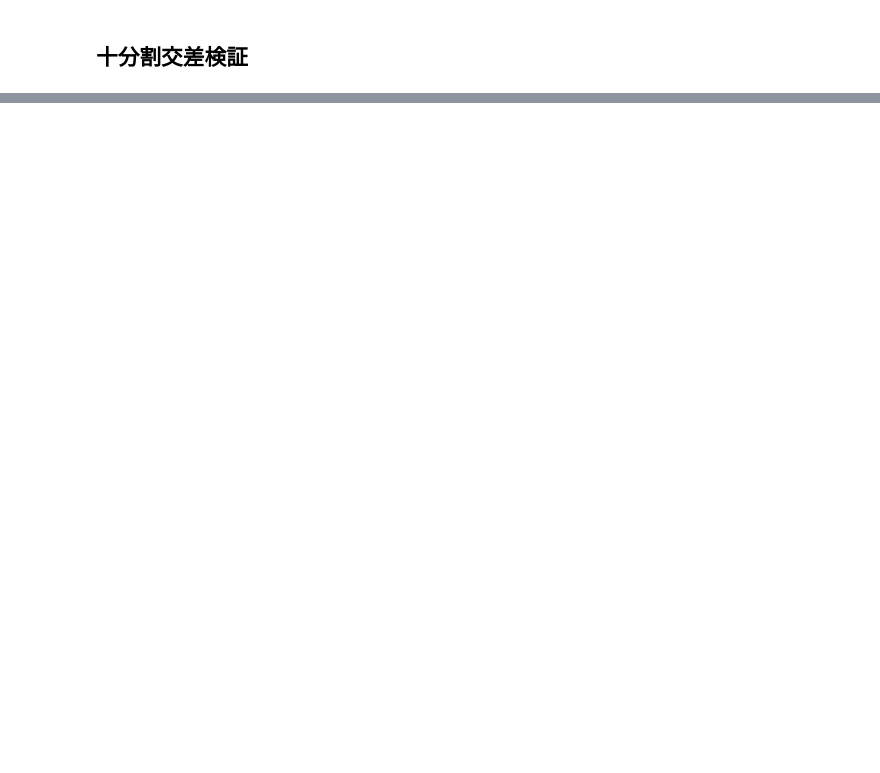
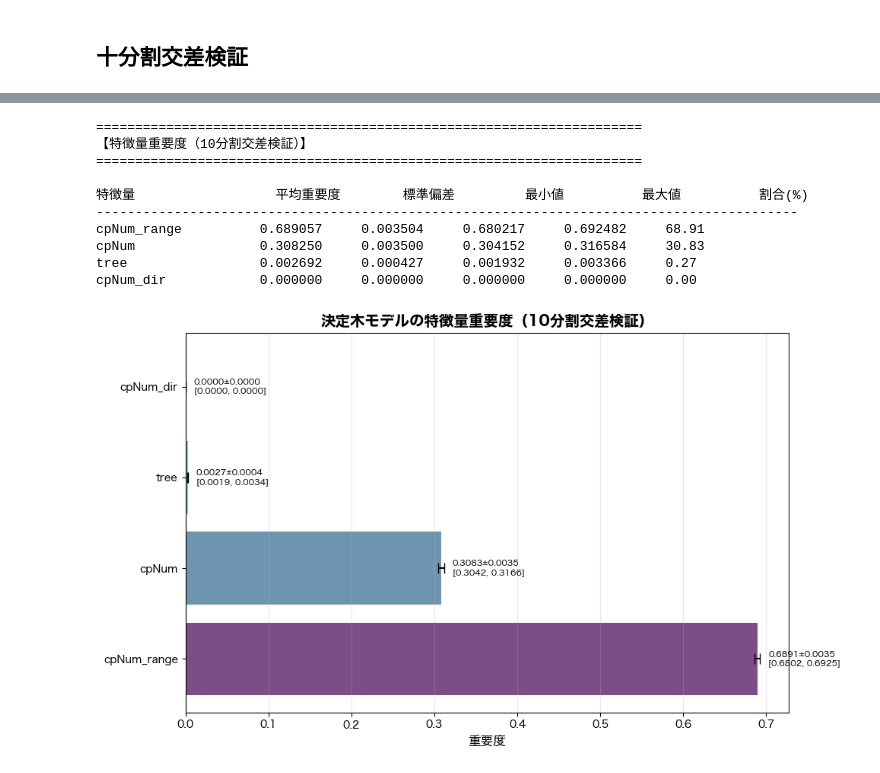
Before and after one commit to umiyuri777/localfuzz_analysis, a Jupyter notebook: tree-different/task0/decision_tree.ipynb, the cells around one changed output, grey strips where cells are left out. Saved outputs shown, nothing was run; the diff lists cells and outputs as text; code cells hidden in the pictures; blank space fills up the shorter version.

```diff
--- a/tree-different/task0/decision_tree.ipynb
+++ b/tree-different/task0/decision_tree.ipynb
@@ -381,4 +464,81 @@ Precision (適合率):
 [0.8498, 0.8602, 0.8531, 0.8929, 0.8734, 0.8763, 0.8403, 0.8669, 0.8609, 0.8574]
+# %%
+# 交差検証による特徴量重要度の計算と表示
+
+# 各フォールドの特徴量重要度を取得
+feature_names = X0.columns.tolist()
+n_features = len(feature_names)
+n_folds = len(cv_results['estimator'])
+
+# 各フォールドの特徴量重要度を格納
+feature_importances_cv = np.zeros((n_folds, n_features))
+
+for fold_idx, estimator in enumerate(cv_results['estimator']):
+    # Pipelineから決定木モデルを取得
+    dt_model = estimator.named_steps['dt']
+    feature_importances_cv[fold_idx] = dt_model.feature_importances_
+
+# 平均、標準偏差、最大値、最小値を計算
+mean_importances = feature_importances_cv.mean(axis=0)
+std_importances = feature_importances_cv.std(axis=0)
+max_importances = feature_importances_cv.max(axis=0)
+min_importances = feature_importances_cv.min(axis=0)
+
+# 重要度を降順にソート
+indices = np.argsort(mean_importances)[::-1]
+
+print("="*70)
+print("【特徴量重要度（10分割交差検証）】")
+print("="*70)
+print(f"\n{'特徴量':<20} {'平均重要度':<12} {'標準偏差':<12} {'最小値':<12} {'最大値':<12} {'割合(%)':<12}")
+print("-"*90)
+for i in range(n_features):
+    idx = indices[i]
+    print(f"{feature_names[idx]:<20} {mean_importances[idx]:<12.6f} {std_importances[idx]:<12.6f} {min_importances[idx]:<12.6f} {max_importances[idx]:<12.6f} {mean_importances[idx]*100:<12.2f}")
+
+# 特徴量重要度の可視化（平均と標準偏差）
+fig, ax = plt.subplots(figsize=(10, 6))
+
+# バーの位置
+y_pos = np.arange(len(feature_names))
+
+# 重要度の降順でソートされたデータ
+sorted_means = mean_importances[indices]
+sorted_stds = std_importances[indices]
+sorted_mins = min_importances[indices]
+sorted_maxs = max_importances[indices]
+sorted_names = [feature_names[i] for i in indices]
+
+# 横棒グラフを作成（エラーバー付き）
+colors = plt.cm.viridis(np.linspace(0, 1, len(feature_names)))
+bars = ax.barh(y_pos, sorted_means, xerr=sorted_stds,
+               color=colors, alpha=0.7, capsize=5)
+
+ax.set_yticks(y_pos)
+ax.set_yticklabels(sorted_names)
+ax.set_xlabel('重要度', fontsize=12)
+ax.set_title('決定木モデルの特徴量重要度（10分割交差検証）', fontsize=14, fontweight='bold')
+ax.grid(True, alpha=0.3, axis='x')
+
+# 各バーに平均重要度、最小値、最大値を表示
+for i, (bar, mean_imp, std_imp, min_imp, max_imp) in enumerate(zip(bars, sorted_means, sorted_stds, sorted_mins, sorted_maxs)):
+    ax.text(mean_imp + std_imp + 0.01, i, f'{mean_imp:.4f}±{std_imp:.4f}\n[{min_imp:.4f}, {max_imp:.4f}]',
+            va='center', fontsize=8)
+
+plt.tight_layout()
+plt.show()
+# %% [output]
+======================================================================
+【特徴量重要度（10分割交差検証）】
+======================================================================
+
+特徴量                  平均重要度        標準偏差         最小値          最大値          割合(%)
+------------------------------------------------------------------------------------------
+cpNum_range          0.689057     0.003504     0.680217     0.692482     68.91
+cpNum                0.308250     0.003500     0.304152     0.316584     30.83
+tree                 0.002692     0.000427     0.001932     0.003366     0.27
+cpNum_dir            0.000000     0.000000     0.000000     0.000000     0.00
+[figure, added]
 # %%
 # 交差検証の結果をグラフで表示
 # 評価指標のリスト
```
Also changed, not shown: parts of 5 cells of this notebook, 16 other files.
